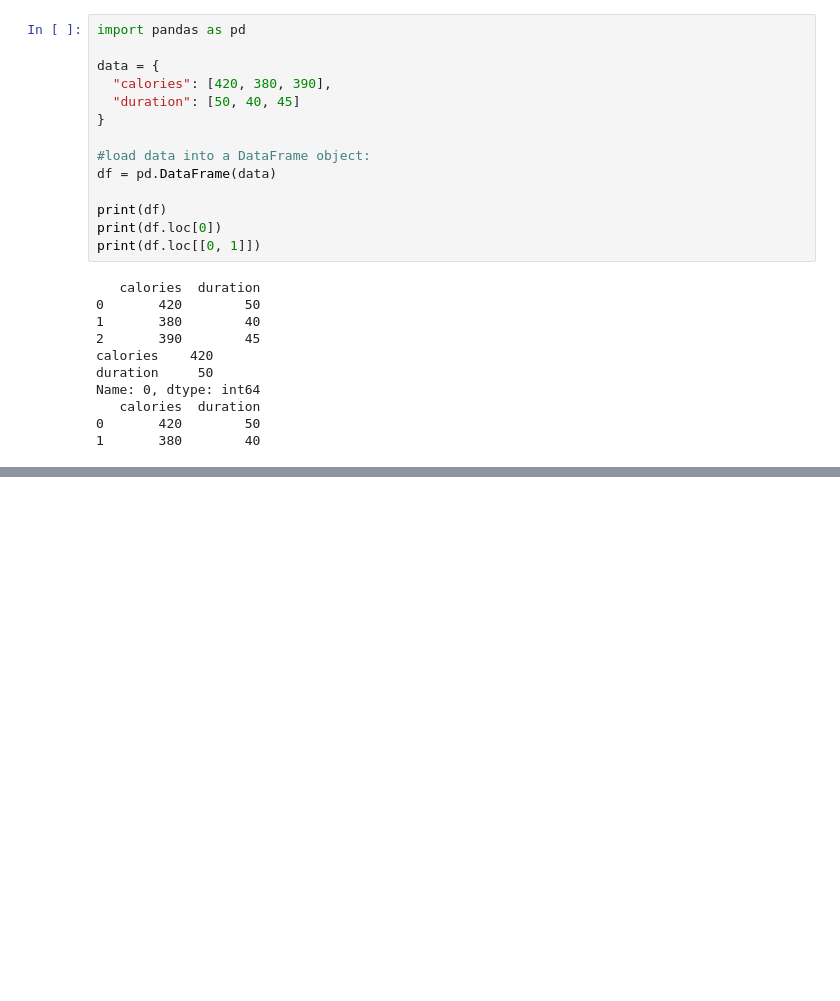
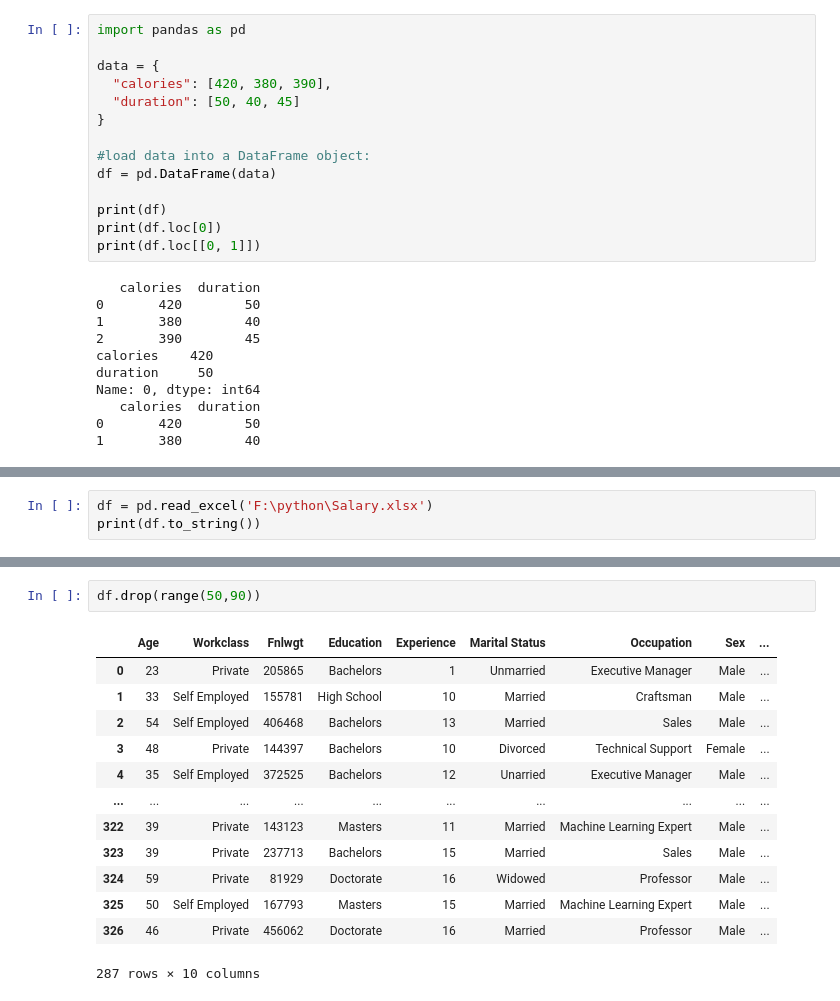
Before and after one commit to enge-singh07/Practice_Set, a Jupyter notebook: Get_Start_Pandas.ipynb, the cells around one changed output, grey strips where cells are left out. Cells and saved outputs as stored; diff of their text form; blank space fills up the shorter version.

```diff
--- a/Get_Start_Pandas.ipynb
+++ b/Get_Start_Pandas.ipynb
@@ -243,0 +285,3 @@ Name: 0, dtype: int64
+# %%
+df = pd.read_excel('F:\python\Salary.xlsx')
+print(df.to_string())
@@ -243,0 +306,16 @@ Name: 0, dtype: int64
+# %%
+df.drop(range(50,90))
+# %% [output]
+|  | Age | Workclass | Fnlwgt | Education | Experience | Marital Status | Occupation | Sex | ... |
+| 0 | 23 | Private | 205865 | Bachelors | 1 | Unmarried | Executive Manager | Male | ... |
+| 1 | 33 | Self Employed | 155781 | High School | 10 | Married | Craftsman | Male | ... |
+| 2 | 54 | Self Employed | 406468 | Bachelors | 13 | Married | Sales | Male | ... |
+| 3 | 48 | Private | 144397 | Bachelors | 10 | Divorced | Technical Support | Female | ... |
+| 4 | 35 | Self Employed | 372525 | Bachelors | 12 | Unarried | Executive Manager | Male | ... |
+| ... | ... | ... | ... | ... | ... | ... | ... | ... | ... |
+| 322 | 39 | Private | 143123 | Masters | 11 | Married | Machine Learning Expert | Male | ... |
+| 323 | 39 | Private | 237713 | Bachelors | 15 | Married | Sales | Male | ... |
+| 324 | 59 | Private | 81929 | Doctorate | 16 | Widowed | Professor | Male | ... |
+| 325 | 50 | Self Employed | 167793 | Masters | 15 | Married | Machine Learning Expert | Male | ... |
+| 326 | 46 | Private | 456062 | Doctorate | 16 | Married | Professor | Male | ... |
+287 rows × 10 columns
```
Also changed, not shown: parts of 11 cells of this notebook.
